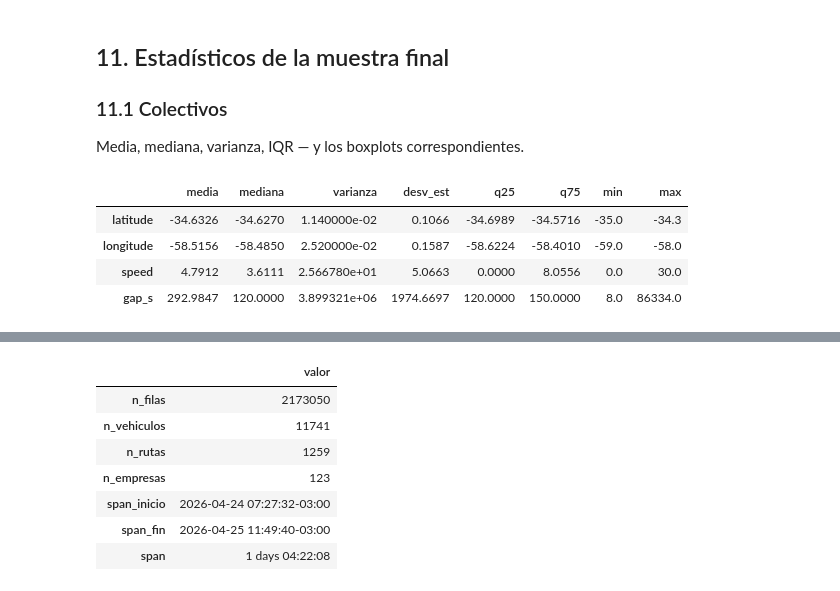
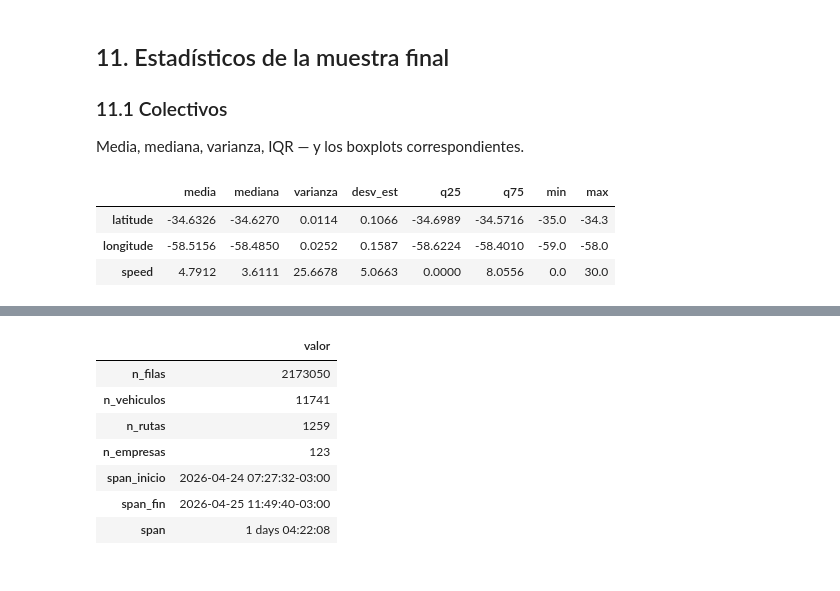
Before and after one commit to fhiba/transportia, a Jupyter notebook: EDA/eda_colectivos.ipynb, the cells around one changed output, grey strips where cells are left out. Drawn from its saved outputs; the diff is of its cells as text; code cells hidden in the pictures.

```diff
--- a/EDA/eda_colectivos.ipynb
+++ b/EDA/eda_colectivos.ipynb
@@ -788,17 +867,16 @@ df_sem.dtypes
 
 Media, mediana, varianza, IQR — y los boxplots correspondientes.
 # %%
-num_final = ['latitude', 'longitude', 'speed', 'gap_s']
+num_final = ['latitude', 'longitude', 'speed']
 stats = df[num_final].agg(['mean', 'median', 'var', 'std',
                             lambda s: s.quantile(0.25),
                             lambda s: s.quantile(0.75),
                             'min', 'max']).T
 stats.columns = ['media', 'mediana', 'varianza', 'desv_est', 'q25', 'q75', 'min', 'max']
 stats.round(4)
 # %% [output]
 |  | media | mediana | varianza | desv_est | q25 | q75 | min | max |
-| latitude | -34.6326 | -34.6270 | 1.140000e-02 | 0.1066 | -34.6989 | -34.5716 | -35.0 | -34.3 |
-| longitude | -58.5156 | -58.4850 | 2.520000e-02 | 0.1587 | -58.6224 | -58.4010 | -59.0 | -58.0 |
-| speed | 4.7912 | 3.6111 | 2.566780e+01 | 5.0663 | 0.0000 | 8.0556 | 0.0 | 30.0 |
-| gap_s | 292.9847 | 120.0000 | 3.899321e+06 | 1974.6697 | 120.0000 | 150.0000 | 8.0 | 86334.0 |
+| latitude | -34.6326 | -34.6270 | 0.0114 | 0.1066 | -34.6989 | -34.5716 | -35.0 | -34.3 |
+| longitude | -58.5156 | -58.4850 | 0.0252 | 0.1587 | -58.6224 | -58.4010 | -59.0 | -58.0 |
+| speed | 4.7912 | 3.6111 | 25.6678 | 5.0663 | 0.0000 | 8.0556 | 0.0 | 30.0 |
 # %%
```
Also changed, not shown: parts of 27 cells of this notebook, 1 other file.
